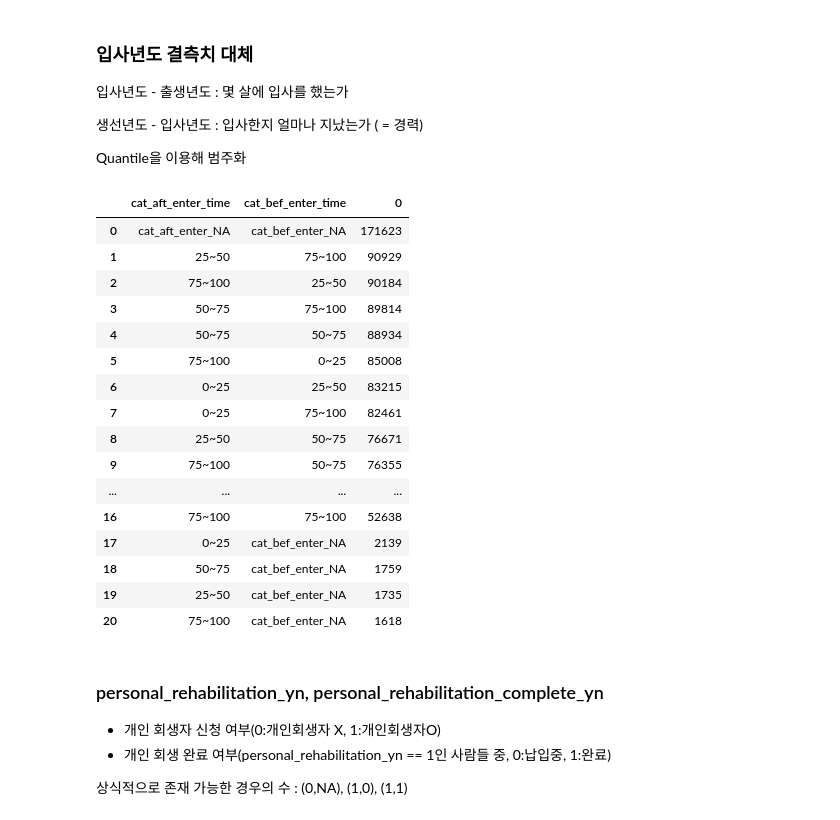
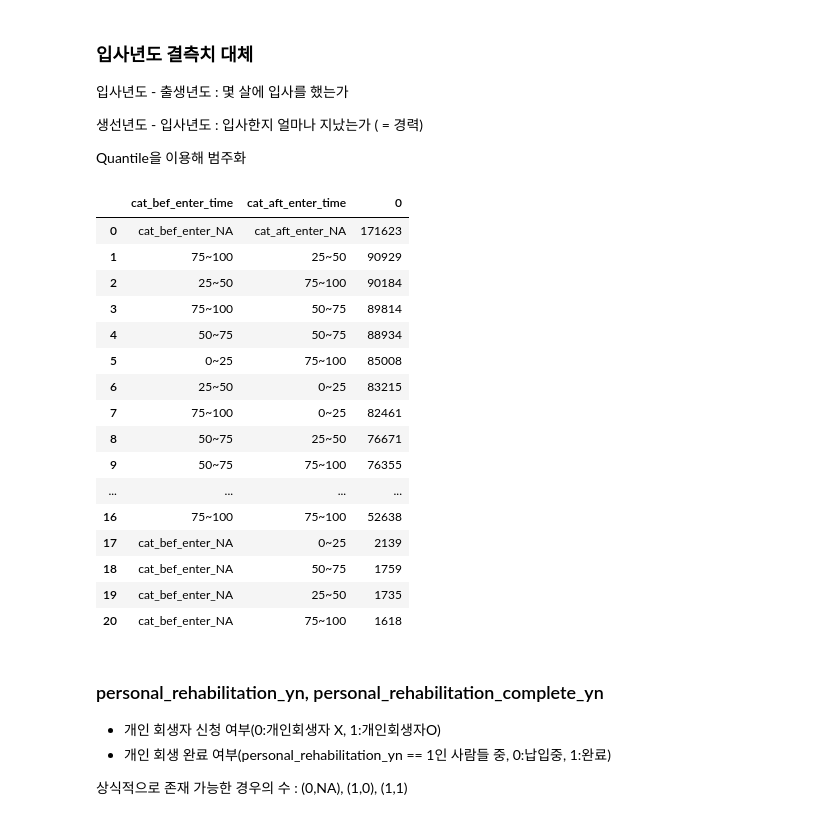
Before and after one commit to lsj7087/22.09_BigContest, a Jupyter notebook: BigContest_Futures_Finda_개짖는소리.ipynb, the cells around one changed output. Saved outputs shown, nothing was run; the diff lists cells and outputs as text; code cells hidden in the pictures.

```diff
--- a/BigContest_Futures_Finda_개짖는소리.ipynb
+++ b/BigContest_Futures_Finda_개짖는소리.ipynb
@@ -188,0 +208,9 @@ dtype: int64
+# %%
+user_spec["purpose"].replace("LIVING", "생활비", inplace = True)
+user_spec["purpose"].replace("SWITCHLOAN", "대환대출", inplace = True)
+user_spec["purpose"].replace("BUSINESS", "사업자금", inplace = True)
+user_spec["purpose"].replace("ETC", "기타", inplace = True)
+user_spec["purpose"].replace("HOUSEDEPOSIT", "전월세보증금", inplace = True)
+user_spec["purpose"].replace("BUYHOUSE", "주택구입", inplace = True)
+user_spec["purpose"].replace("INVEST", "투자", inplace = True)
+user_spec["purpose"].replace("BUYCAR", "자동차구입", inplace = True)
@@ -487,25 +498,25 @@ user_spec["cat_bef_enter_time"] =  pd.cut(user_spec["bef_enter_time"],
 
 user_spec["cat_bef_enter_time"] = user_spec["cat_bef_enter_time"].fillna("cat_bef_enter_NA")
 # %%
-user_spec[['cat_aft_enter_time','cat_bef_enter_time']].value_counts().reset_index()
+user_spec.value_counts(["cat_bef_enter_time","cat_aft_enter_time"]).reset_index()
 # %% [output]
-|  | cat_aft_enter_time | cat_bef_enter_time | 0 |
-| 0 | cat_aft_enter_NA | cat_bef_enter_NA | 171623 |
-| 1 | 25~50 | 75~100 | 90929 |
-| 2 | 75~100 | 25~50 | 90184 |
-| 3 | 50~75 | 75~100 | 89814 |
+|  | cat_bef_enter_time | cat_aft_enter_time | 0 |
+| 0 | cat_bef_enter_NA | cat_aft_enter_NA | 171623 |
+| 1 | 75~100 | 25~50 | 90929 |
+| 2 | 25~50 | 75~100 | 90184 |
+| 3 | 75~100 | 50~75 | 89814 |
 | 4 | 50~75 | 50~75 | 88934 |
-| 5 | 75~100 | 0~25 | 85008 |
-| 6 | 0~25 | 25~50 | 83215 |
-| 7 | 0~25 | 75~100 | 82461 |
-| 8 | 25~50 | 50~75 | 76671 |
-| 9 | 75~100 | 50~75 | 76355 |
+| 5 | 0~25 | 75~100 | 85008 |
+| 6 | 25~50 | 0~25 | 83215 |
+| 7 | 75~100 | 0~25 | 82461 |
+| 8 | 50~75 | 25~50 | 76671 |
+| 9 | 50~75 | 75~100 | 76355 |
 | ... | ... | ... | ... |
 | 16 | 75~100 | 75~100 | 52638 |
-| 17 | 0~25 | cat_bef_enter_NA | 2139 |
-| 18 | 50~75 | cat_bef_enter_NA | 1759 |
-| 19 | 25~50 | cat_bef_enter_NA | 1735 |
-| 20 | 75~100 | cat_bef_enter_NA | 1618 |
+| 17 | cat_bef_enter_NA | 0~25 | 2139 |
+| 18 | cat_bef_enter_NA | 50~75 | 1759 |
+| 19 | cat_bef_enter_NA | 25~50 | 1735 |
+| 20 | cat_bef_enter_NA | 75~100 | 1618 |
 # %% [markdown]
 ### personal_rehabilitation_yn, personal_rehabilitation_complete_yn
 
```
Also changed, not shown: parts of 77 cells of this notebook.
